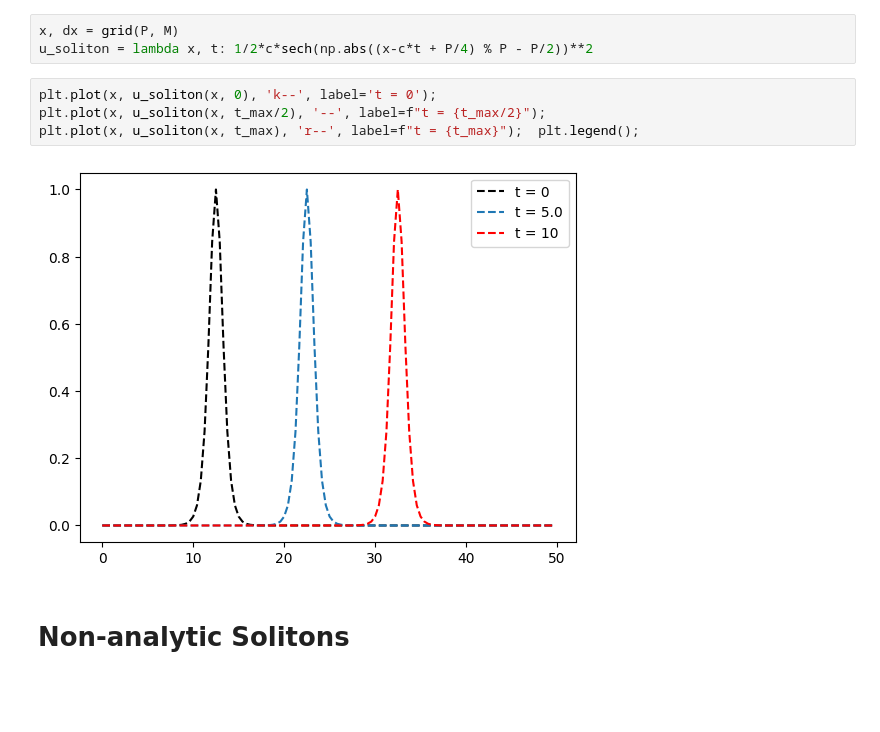
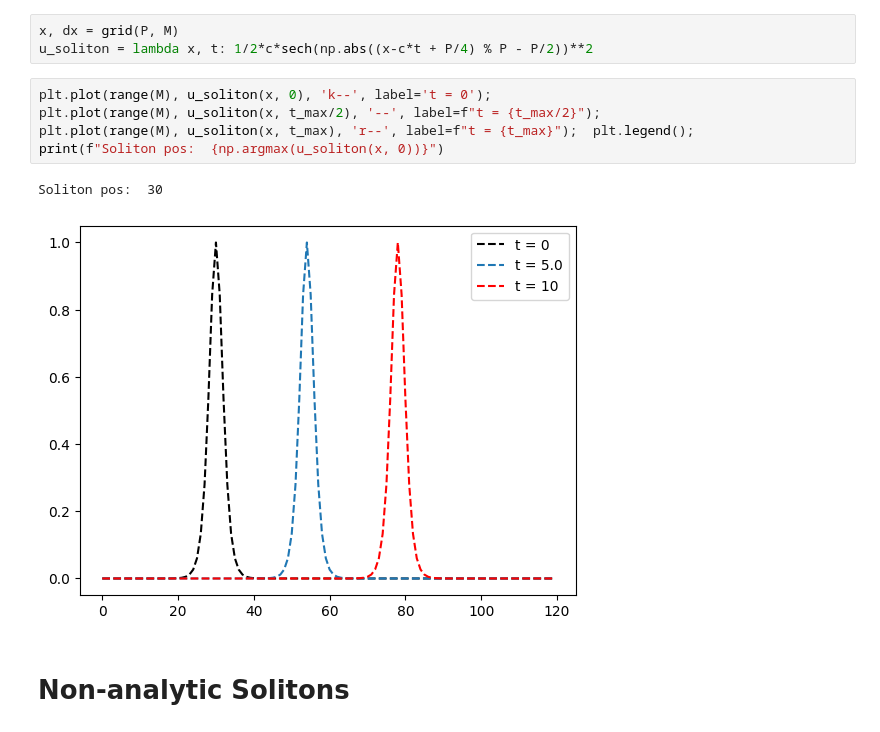
Before and after one commit to Kohmann/master-GAN, a Jupyter notebook: waveEquations/kdv_minimal.ipynb, the cells around one changed output. Cells and saved outputs as stored; diff of their text form; blank space fills up the shorter version.

```diff
--- a/waveEquations/kdv_minimal.ipynb
+++ b/waveEquations/kdv_minimal.ipynb
@@ -30,11 +30,13 @@ sech = lambda a: 1/np.cosh(a) # sech isn't defined in NumPy
 x, dx = grid(P, M)
 u_soliton = lambda x, t: 1/2*c*sech(np.abs((x-c*t + P/4) % P - P/2))**2
 # %%
-plt.plot(x, u_soliton(x, 0), 'k--', label='t = 0');
-plt.plot(x, u_soliton(x, t_max/2), '--', label=f"t = {t_max/2}");
-plt.plot(x, u_soliton(x, t_max), 'r--', label=f"t = {t_max}");  plt.legend();
+plt.plot(range(M), u_soliton(x, 0), 'k--', label='t = 0');
+plt.plot(range(M), u_soliton(x, t_max/2), '--', label=f"t = {t_max/2}");
+plt.plot(range(M), u_soliton(x, t_max), 'r--', label=f"t = {t_max}");  plt.legend();
+print(f"Soliton pos:  {np.argmax(u_soliton(x, 0))}")
 # %% [output]
+Soliton pos:  30
-[figure, old version]
+[figure, new version]
 # %% [markdown]
 # Non-analytic Solitons
 # %%
```
Also changed, not shown: parts of 6 cells of this notebook, 1 other file.
